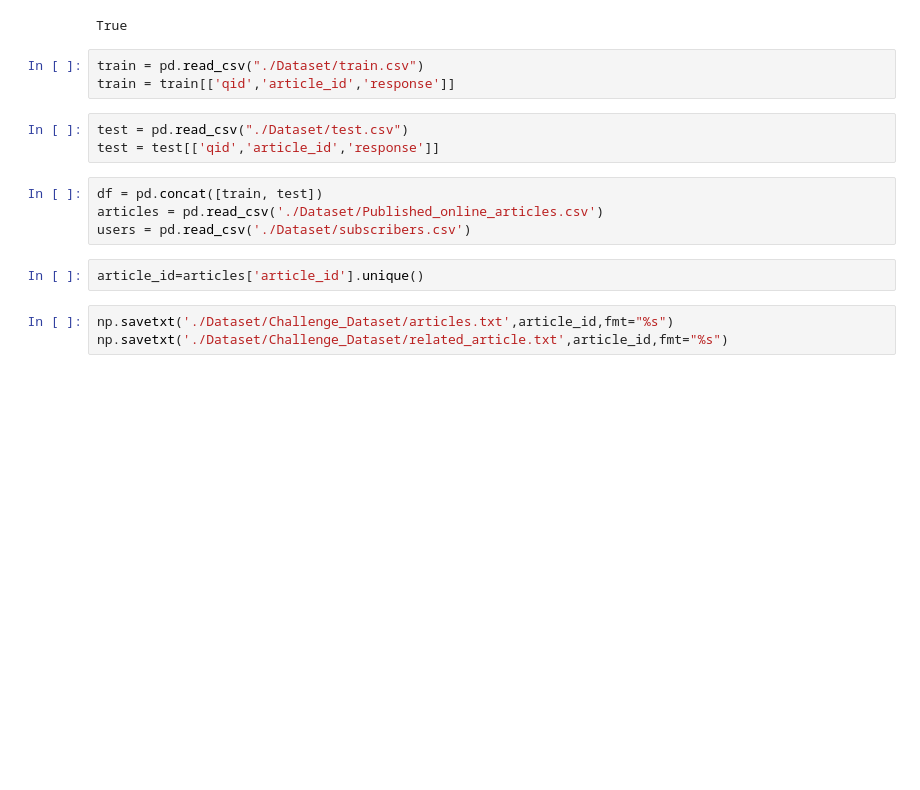
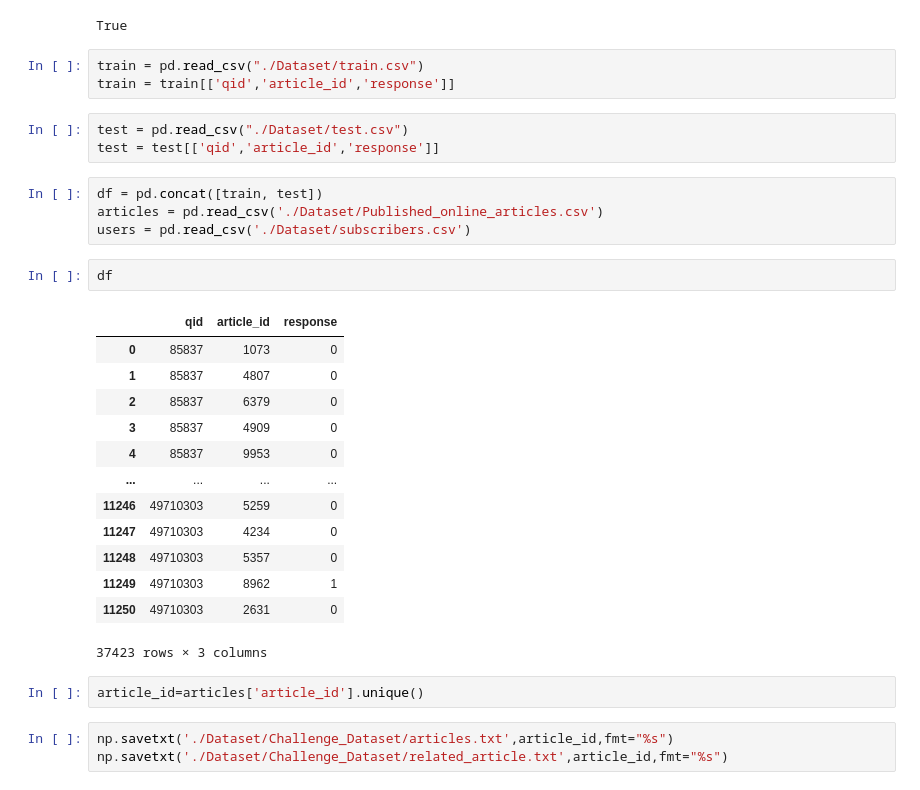
Before and after one commit to GhanshyamVerma/Explainable-Recommender-System, a Jupyter notebook: processing.ipynb, the cells around one changed output. Cells and saved outputs as stored; diff of their text form; blank space fills up the shorter version.

```diff
--- a/processing.ipynb
+++ b/processing.ipynb
@@ -26,6 +26,22 @@ test = test[['qid','article_id','response']]
 df = pd.concat([train, test])
 articles = pd.read_csv('./Dataset/Published_online_articles.csv')
 users = pd.read_csv('./Dataset/subscribers.csv')
+# %%
+df
+# %% [output]
+|  | qid | article_id | response |
+| 0 | 85837 | 1073 | 0 |
+| 1 | 85837 | 4807 | 0 |
+| 2 | 85837 | 6379 | 0 |
+| 3 | 85837 | 4909 | 0 |
+| 4 | 85837 | 9953 | 0 |
+| ... | ... | ... | ... |
+| 11246 | 49710303 | 5259 | 0 |
+| 11247 | 49710303 | 4234 | 0 |
+| 11248 | 49710303 | 5357 | 0 |
+| 11249 | 49710303 | 8962 | 1 |
+| 11250 | 49710303 | 2631 | 0 |
+37423 rows × 3 columns
 # %%
 article_id=articles['article_id'].unique()
 # %%
```
Also changed, not shown: parts of 10 cells of this notebook, 4 other files.
